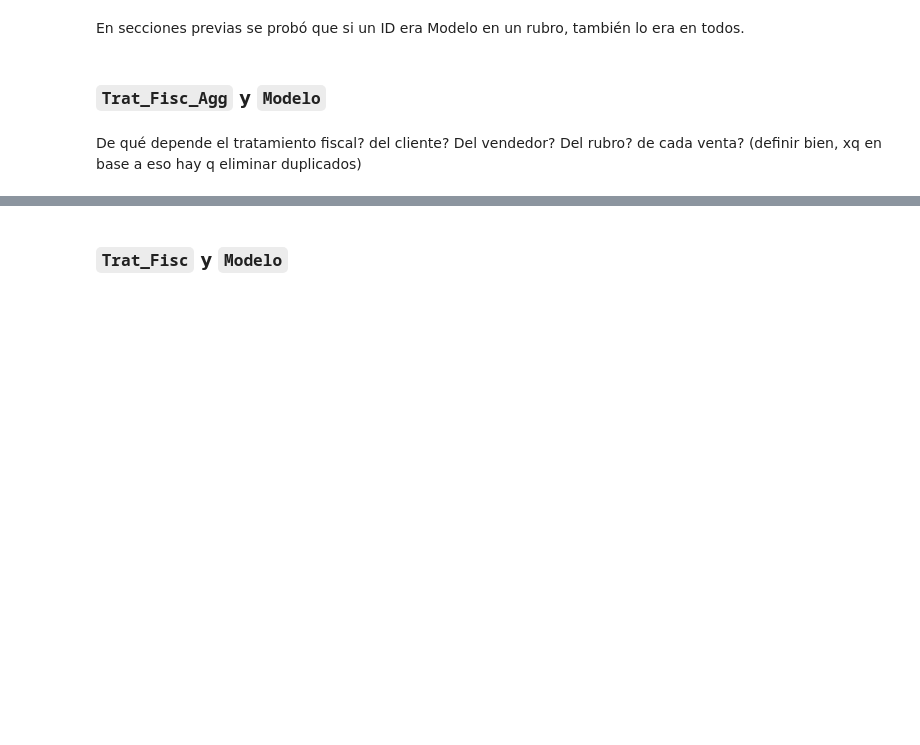
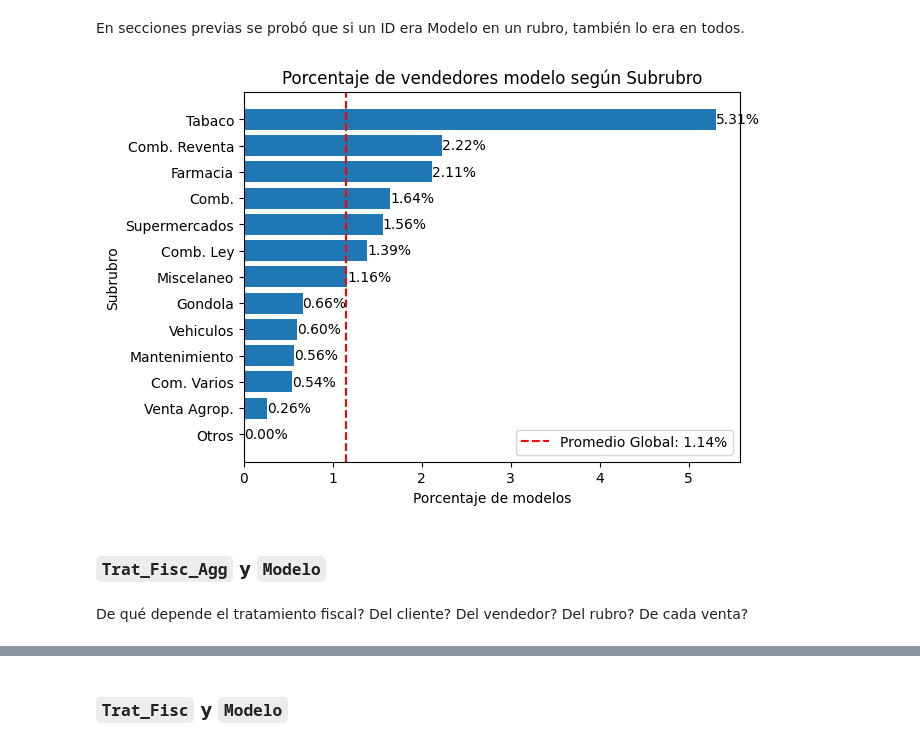
Before and after one commit to Cheva94/Diplo_M16, a Jupyter notebook: notebooks/curacion.ipynb, the cells around one changed output, grey strips where cells are left out. Drawn from its saved outputs; the diff is of its cells as text; code cells hidden in the pictures; blank space fills up the shorter version.

```diff
--- a/notebooks/curacion.ipynb
+++ b/notebooks/curacion.ipynb
@@ -365,4 +426,8 @@ plt.show()
+# %%
+graph_modelo(ventas_categ, 'Subrubro')
+# %% [output]
+[figure, added]
 # %% [markdown]
 ### `Trat_Fisc_Agg` y `Modelo`
 # %% [markdown]
-De qué depende el tratamiento fiscal? del cliente? Del vendedor? Del rubro? de cada venta? (definir bien, xq en base a eso hay q eliminar duplicados)
+De qué depende el tratamiento fiscal? Del cliente? Del vendedor? Del rubro? De cada venta?
```
Also changed, not shown: parts of 67 cells of this notebook, 2 other files.
